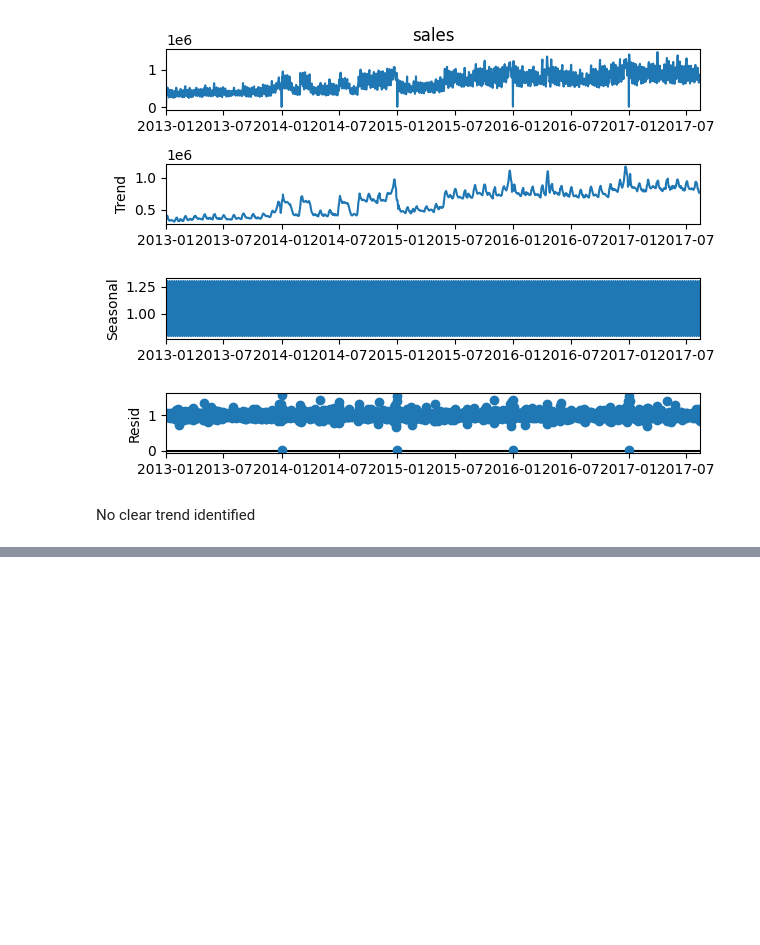
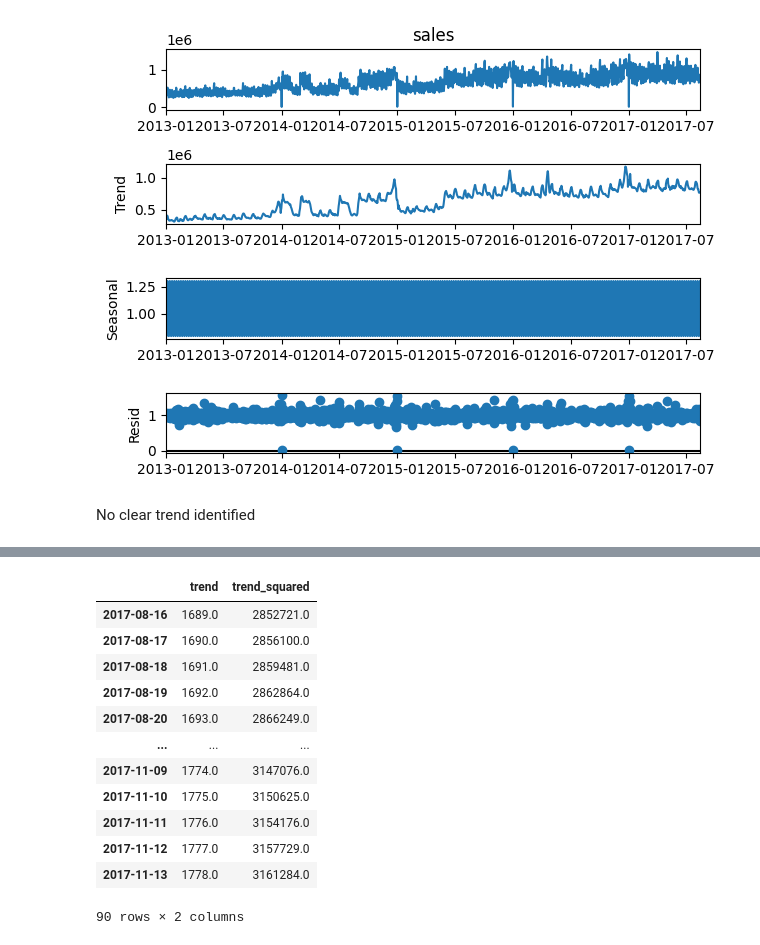
Before and after one commit to kwonowk/store-sales-forecast_kaggle, a Jupyter notebook: forecast.ipynb, the cells around one changed output, grey strips where cells are left out. Cells and saved outputs as stored; diff of their text form; code cells hidden in the pictures; blank space fills up the shorter version.

Commit message:
Experimenting DeterministicProcess

```diff
--- a/forecast.ipynb
+++ b/forecast.ipynb
@@ -211,0 +153,31 @@ KeyboardInterrupt:
+# %%
+from statsmodels.tsa.deterministic import DeterministicProcess
+
+y = sales_group.copy()
+
+dp = DeterministicProcess(
+    index = y.index,
+    constant = False,
+    order = 2,
+    drop = True
+)
+
+X = dp.in_sample()
+
+X_fore = dp.out_of_sample(steps = 90)
+
+X_fore
+# %% [output]
+|  | trend | trend_squared |
+| 2017-08-16 | 1689.0 | 2852721.0 |
+| 2017-08-17 | 1690.0 | 2856100.0 |
+| 2017-08-18 | 1691.0 | 2859481.0 |
+| 2017-08-19 | 1692.0 | 2862864.0 |
+| 2017-08-20 | 1693.0 | 2866249.0 |
+| ... | ... | ... |
+| 2017-11-09 | 1774.0 | 3147076.0 |
+| 2017-11-10 | 1775.0 | 3150625.0 |
+| 2017-11-11 | 1776.0 | 3154176.0 |
+| 2017-11-12 | 1777.0 | 3157729.0 |
+| 2017-11-13 | 1778.0 | 3161284.0 |
+90 rows × 2 columns
```
Also changed, not shown: parts of 9 cells of this notebook.
